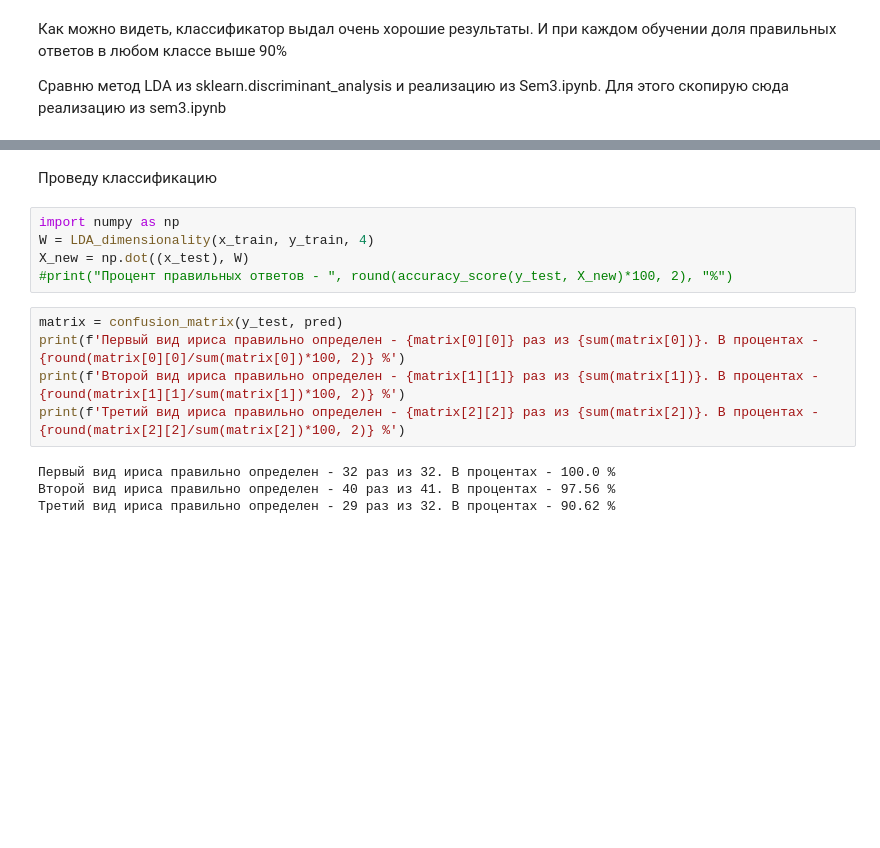
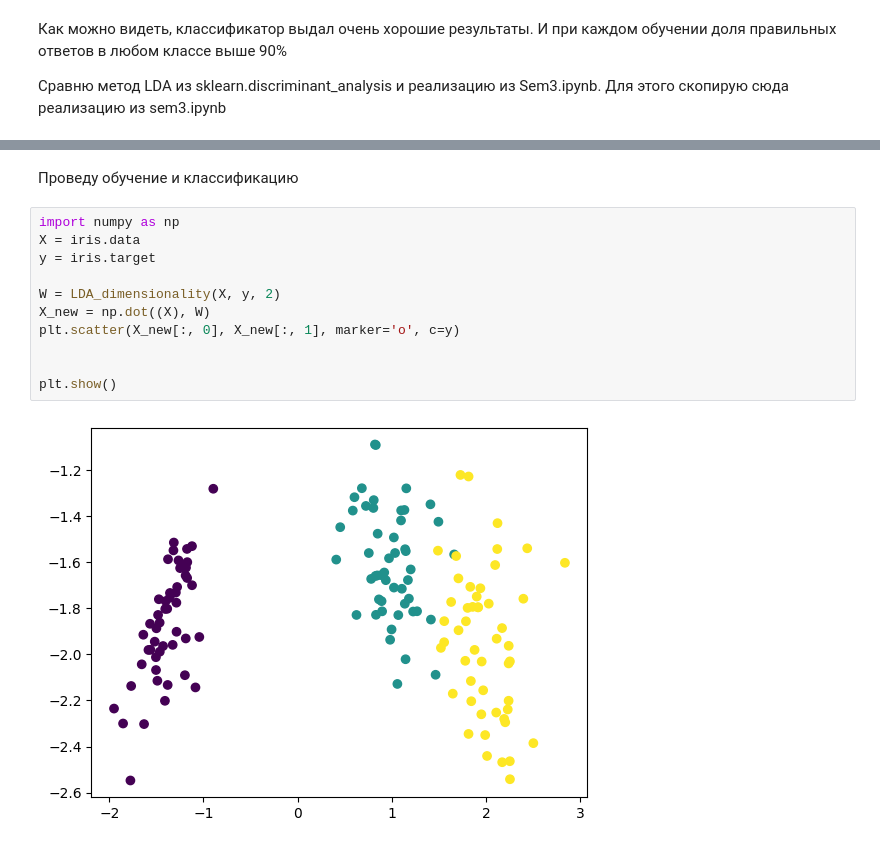
Before and after one commit to dvkonovalov/ML_HW, a Jupyter notebook: ML_HW2_2.ipynb, the cells around one changed output, grey strips where cells are left out. Drawn from its saved outputs; the diff is of its cells as text; blank space fills up the shorter version.

```diff
--- a/ML_HW2_2.ipynb
+++ b/ML_HW2_2.ipynb
@@ -85,19 +86,18 @@ def LDA_dimensionality(X, y, k):
     topk_eig_vecs = eig_vecs[:, sorted_indices[:-k - 1:-1]]  # Извлекаем первые k векторов признаков
     return topk_eig_vecs
 # %% [markdown]
- Проведу классификацию
+ Проведу обучение и классификацию
 # %%
 import numpy as np
-W = LDA_dimensionality(x_train, y_train, 4)
-X_new = np.dot((x_test), W)
-#print("Процент правильных ответов - ", round(accuracy_score(y_test, X_new)*100, 2), "%")
+X = iris.data
+y = iris.target
+
+W = LDA_dimensionality(X, y, 2)
+X_new = np.dot((X), W)
+plt.scatter(X_new[:, 0], X_new[:, 1], marker='o', c=y)
+
+
+plt.show()
+# %% [output]
+[figure, added]
-# %%
-matrix = confusion_matrix(y_test, pred)
-print(f'Первый вид ириса правильно определен - {matrix[0][0]} раз из {sum(matrix[0])}. В процентах - {round(matrix[0][0]/sum(matrix[0])*100, 2)} %')
-print(f'Второй вид ириса правильно определен - {matrix[1][1]} раз из {sum(matrix[1])}. В процентах - {round(matrix[1][1]/sum(matrix[1])*100, 2)} %')
-print(f'Третий вид ириса правильно определен - {matrix[2][2]} раз из {sum(matrix[2])}. В процентах - {round(matrix[2][2]/sum(matrix[2])*100, 2)} %')
-# %% [output]
-Первый вид ириса правильно определен - 32 раз из 32. В процентах - 100.0 %
-Второй вид ириса правильно определен - 40 раз из 41. В процентах - 97.56 %
-Третий вид ириса правильно определен - 29 раз из 32. В процентах - 90.62 %
 # %% [markdown]
```
Also changed, not shown: parts of 8 cells of this notebook, 1 other file.
